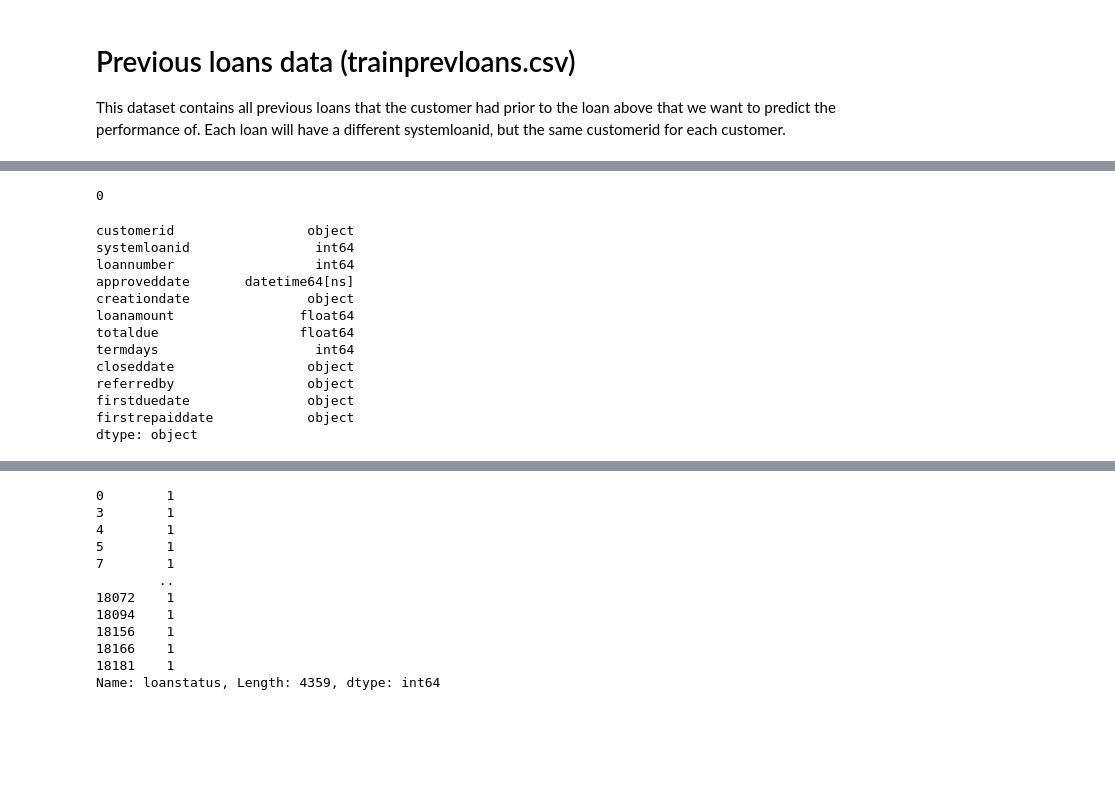
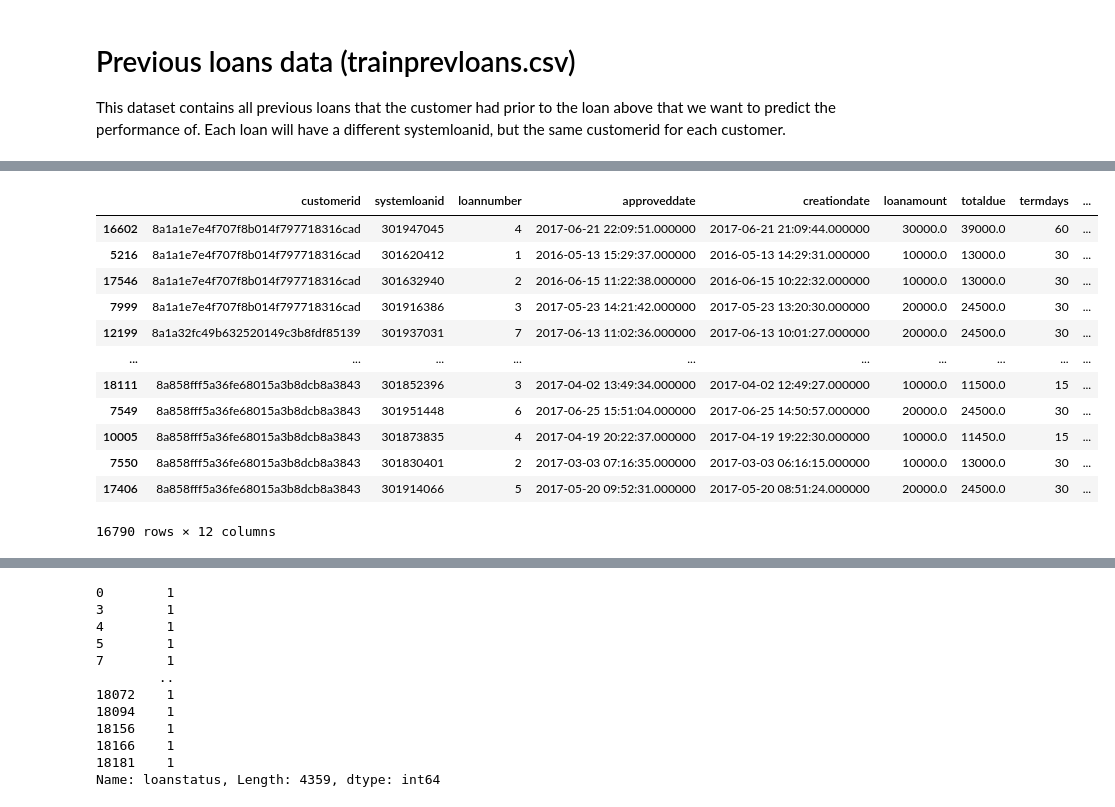
Before and after one commit to Refactory-Capstone-Project/Loan-default-prediction-challenge-, a Jupyter notebook: LoanPredictionSubmission.ipynb, the cells around one changed output, grey strips where cells are left out. Saved outputs shown, nothing was run; the diff lists cells and outputs as text; code cells hidden in the pictures; blank space fills up the shorter version.

```diff
--- a/LoanPredictionSubmission.ipynb
+++ b/LoanPredictionSubmission.ipynb
@@ -341,22 +372,16 @@ memory usage: 442.7+ KB
 # %%
-train_prevloans['customerid'].duplicated().sum()
+train_prevloans[train_prevloans['customerid'].duplicated(keep=False)].sort_values('customerid')
 # %% [output]
+|  | customerid | systemloanid | loannumber | approveddate | creationdate | loanamount | totaldue | termdays | ... |
+| 16602 | 8a1a1e7e4f707f8b014f797718316cad | 301947045 | 4 | 2017-06-21 22:09:51.000000 | 2017-06-21 21:09:44.000000 | 30000.0 | 39000.0 | 60 | ... |
+| 5216 | 8a1a1e7e4f707f8b014f797718316cad | 301620412 | 1 | 2016-05-13 15:29:37.000000 | 2016-05-13 14:29:31.000000 | 10000.0 | 13000.0 | 30 | ... |
+| 17546 | 8a1a1e7e4f707f8b014f797718316cad | 301632940 | 2 | 2016-06-15 11:22:38.000000 | 2016-06-15 10:22:32.000000 | 10000.0 | 13000.0 | 30 | ... |
+| 7999 | 8a1a1e7e4f707f8b014f797718316cad | 301916386 | 3 | 2017-05-23 14:21:42.000000 | 2017-05-23 13:20:30.000000 | 20000.0 | 24500.0 | 30 | ... |
+| 12199 | 8a1a32fc49b632520149c3b8fdf85139 | 301937031 | 7 | 2017-06-13 11:02:36.000000 | 2017-06-13 10:01:27.000000 | 20000.0 | 24500.0 | 30 | ... |
+| ... | ... | ... | ... | ... | ... | ... | ... | ... | ... |
+| 18111 | 8a858fff5a36fe68015a3b8dcb8a3843 | 301852396 | 3 | 2017-04-02 13:49:34.000000 | 2017-04-02 12:49:27.000000 | 10000.0 | 11500.0 | 15 | ... |
+| 7549 | 8a858fff5a36fe68015a3b8dcb8a3843 | 301951448 | 6 | 2017-06-25 15:51:04.000000 | 2017-06-25 14:50:57.000000 | 20000.0 | 24500.0 | 30 | ... |
+| 10005 | 8a858fff5a36fe68015a3b8dcb8a3843 | 301873835 | 4 | 2017-04-19 20:22:37.000000 | 2017-04-19 19:22:30.000000 | 10000.0 | 11450.0 | 15 | ... |
+| 7550 | 8a858fff5a36fe68015a3b8dcb8a3843 | 301830401 | 2 | 2017-03-03 07:16:35.000000 | 2017-03-03 06:16:15.000000 | 10000.0 | 13000.0 | 30 | ... |
+| 17406 | 8a858fff5a36fe68015a3b8dcb8a3843 | 301914066 | 5 | 2017-05-20 09:52:31.000000 | 2017-05-20 08:51:24.000000 | 20000.0 | 24500.0 | 30 | ... |
-0
+16790 rows × 12 columns
-# %%
-train_prevloans['approveddate'] =pd.to_datetime(train_prevloans['approveddate'])
-
-train_prevloans.dtypes
-# %% [output]
-customerid                 object
-systemloanid                int64
-loannumber                  int64
-approveddate       datetime64[ns]
-creationdate               object
-loanamount                float64
-totaldue                  float64
-termdays                    int64
-closeddate                 object
-referredby                 object
-firstduedate               object
-firstrepaiddate            object
-dtype: object
```
Also changed, not shown: parts of 19 cells of this notebook.
